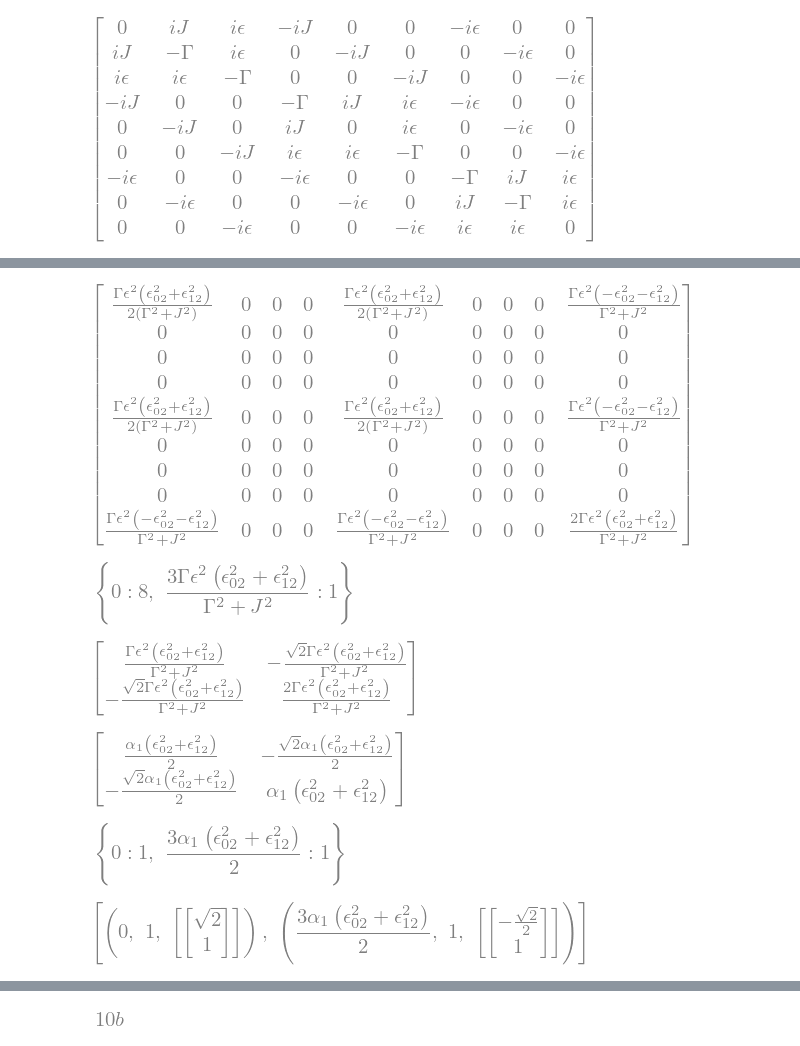
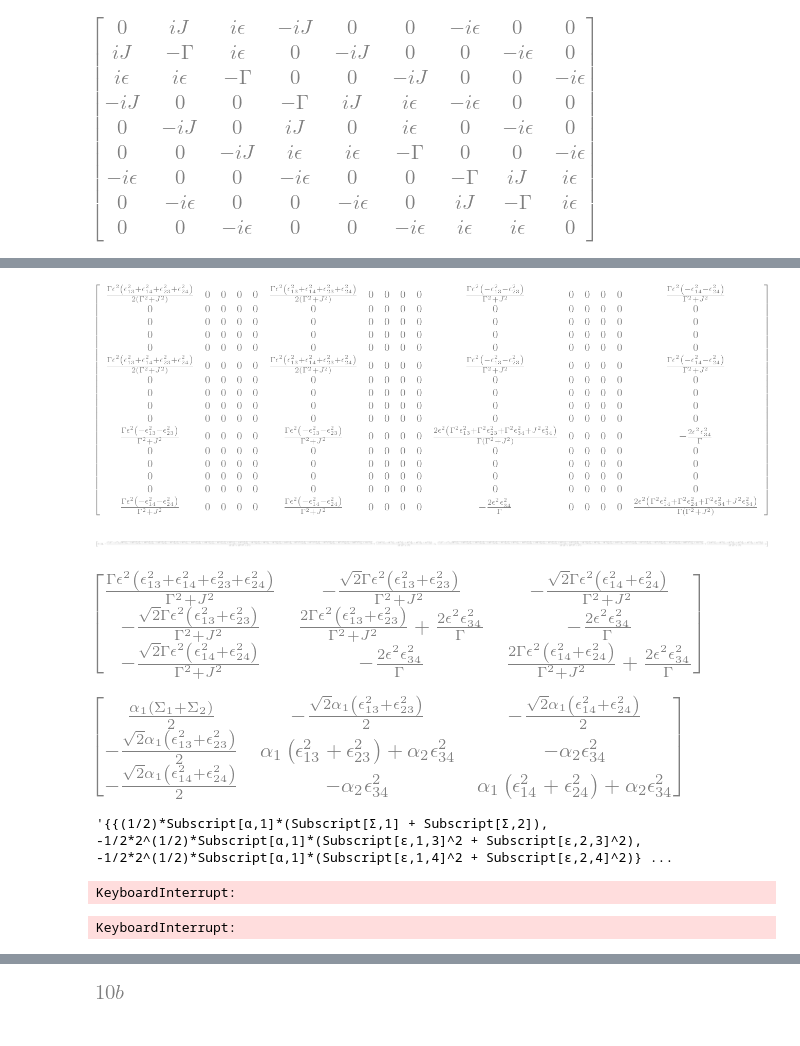
Before and after one commit to kiwipretzel/nserc-2026, a Jupyter notebook: [3.4] [n-site (degenerate), single-body, general epsilon's, local dephasing]/[3.4.0.1] [n-site,single-body,degenerate,different epsilons] [july 27].ipynb, the cells around one changed output, grey strips where cells are left out. Saved outputs shown, nothing was run; the diff lists cells and outputs as text; code cells hidden in the pictures.

Commit message:
general epsilon analysis

```diff
--- a/[3.4] [n-site (degenerate), single-body, general epsilon's, local dephasing]/[3.4.0.1] [n-site,single-body,degenerate,different epsilons] [july 27].ipynb
+++ b/[3.4] [n-site (degenerate), single-body, general epsilon's, local dephasing]/[3.4.0.1] [n-site,single-body,degenerate,different epsilons] [july 27].ipynb
@@ -162,8 +106,0 @@ mathematica_code(L).replace("Gamma","Γ").replace("epsilon", "ϵ")
-# %%
-import numpy as np
-a = np.arange(1,10,1)
-
-def f(x):
-    return x**2
-
-print(f(a))
@@ -196,11 +131,11 @@ display(L)
 [figure]
 [figure]
 # %%
-N = 3
+N = 4
 
 # building matrices
 H0 = sp.Matrix(N, N, lambda i,j : J if ({i,j}=={0,1}) else 0)
-V = sp.Matrix(N, N, lambda i,j : epsilon*sp.Symbol(f"epsilon_{i if i<j else j}{j if i<j else i}", real=True) if ({i,j}!={0,1} and (i!=0 or j!=0) and i!=j) else 0)
+V = sp.Matrix(N, N, lambda i,j : epsilon*sp.Symbol(f"epsilon_{i+1 if i<j else j+1}{j+1 if i<j else i+1}", real=True) if ({i,j}!={0,1} and (i!=0 or j!=0) and i!=j) else 0)
 #V = sp.Matrix(N, N, lambda i,j : sp.Symbol(f"epsilon", real=True) if ({i,j}!={0,1} and (i!=0 or j!=0) and i!=j) else 0)
 
 # building lindblad jump operators
@@ -241,21 +176,48 @@ Q
 Leff = -1*(Q*L1*P).conjugate().transpose()*(Q*L0*Q).pinv()*Q*L1*P
 Leff.applyfunc(sp.simplify)
 # %% [output]
-[figure, old version]
+[figure, new version]
 # %%
 Leff.eigenvals()
 # %% [output]
-[figure, old version]
+[figure, new version]
 # %%
 Leff_red = sp.Matrix(N-1, N-1, lambda i,j: (nullspace[i].transpose().conjugate()*Leff*nullspace[j])[0]).applyfunc(lambda expr: expr.simplify().apart(gamma))
 
 Leff_red
 # %% [output]
-[figure, old version]
+[figure, new version]
 # %%
 alpha1, alpha2, alpha3 = sp.symbols("alpha1 alpha2 alpha3")
-beta1, beta2, beta3, beta4, beta5 = sp.symbols("beta_1 beta_2 beta_3 beta_4 beta5")
 
-Leff_red.subs({ gamma*epsilon**2 / (gamma**2 + J**2) : alpha1/2 , 2*epsilon**2 / gamma : alpha2 ,  -2*alpha1-(N-3)*alpha2 : alpha3}).subs({sp.Symbol(f"epsilon_0{i}")**2 + sp.Symbol(f"epsilon_1{i}")**2 : sp.Symbol(f"beta_{i}") for i in range(N)})
+def beta(k):
+    return sp.Add(*[ sp.Symbol(f"epsilon_1{k}",real=True)**2 , sp.Symbol(f"epsilon_2{k}",real=True)**2 ])
+
+def sigma(k):
+    return sp.Add( *[ sp.Symbol(f"epsilon_{min(k,m)}{max(k,m)}", real=True)**2 for m in range(3,N+1)] )
+
+
+a = Leff_red.subs({ gamma*epsilon**2 / (gamma**2 + J**2) : alpha1/2 , 2*epsilon**2 / gamma : alpha2})
+#a = a.subs({ beta(i): sp.Symbol(f"beta_{i}") for i in range(3,N+1)})
+a = a.subs( {sigma(k):sp.Symbol(f"Sigma_{k}") for k in range(1,N+1)} )
+#a = a.subs( {sigma(k)-sp.Symbol(f"epsilon_{k}{k}",real=True)**2:sp.Symbol(f"Sigma_{k}")-sp.Symbol(f"epsilon_{k}{k}",real=True)**2 for k in range(1,N+1)} )
+display(a)
 # %% [output]
-[figure, old version]
+[figure, new version]
+# %%
+def replace(text, *dics):
+    out = text
+    for dic in dics:
+        for key, val in dic.items():
+            out = out.replace(key, val)
+    return out
+
+#replace(replace(mathematica_code(a).replace("Gamma","Γ"), {f"epsilon_{i}{j}" : f"Subscript[ϵ,{i},{j}]" for j in range(N) for i in range(j)}), {f"Sigma_{i}" : f"Subscript[Σ,{i}]" for i in range(N)})
+
+
+replace(mathematica_code(a).replace("Gamma","Γ"), {f"epsilon_{i}{j}" : f"Subscript[ϵ,{i},{j}]" for j in range(N+1) for i in range(N+1)},
+         {f"Sigma_{i}" : f"Subscript[Σ,{i}]" for i in range(N+1)},
+         {f"alpha{i}" : f"Subscript[α,{i}]" for i in range(N+1)},
+       )
+# %% [output]
+'{{(1/2)*Subscript[α,1]*(Subscript[Σ,1] + Subscript[Σ,2]), -1/2*2^(1/2)*Subscript[α,1]*(Subscript[ϵ,1,3]^2 + Subscript[ϵ,2,3]^2), -1/2*2^(1/2)*Subscript[α,1]*(Subscript[ϵ,1,4]^2 + Subscript[ϵ,2,4]^2)} ...
@@ -262,12 +226,12 @@ Leff_red.subs({ gamma*epsilon**2 / (gamma**2 + J**2) : alpha1/2 , 2*epsilon**2 /
 # %%
 Leff_red.subs({ gamma*epsilon**2 / (gamma**2 + J**2) : alpha1/2 , 2*epsilon**2 / gamma : alpha2 ,  -2*alpha1-(N-3)*alpha2 : alpha3}).subs({sp.Symbol(f"epsilon_0{i}")**2 + sp.Symbol(f"epsilon_1{i}")**2 : sp.Symbol(f"beta_{i}") for i in range(N)}).eigenvals()
 # %% [output]
-[figure, removed]
+KeyboardInterrupt:
 # %%
-evecs = Leff_red.subs({ gamma*epsilon**2 / (gamma**2 + J**2) : alpha1/2 , 2*epsilon**2 / gamma : alpha2 ,  -2*alpha1-(N-3)*alpha2 : alpha3}).subs({sp.Symbol(f"kappa_0{i}")**2 + sp.Symbol(f"kappa_1{i}")**2 : sp.Symbol(f"beta_{i}") for i in range(N)}).eigenvects()
+evecs = a.eigenvects()
 evecs
 # %% [output]
-[figure, removed]
+KeyboardInterrupt:
 # %%
 for evalue, multiplicity, evectors in evecs:
     display(evalue.factor(deep=True))
```
Also changed, not shown: parts of 21 cells of this notebook.
